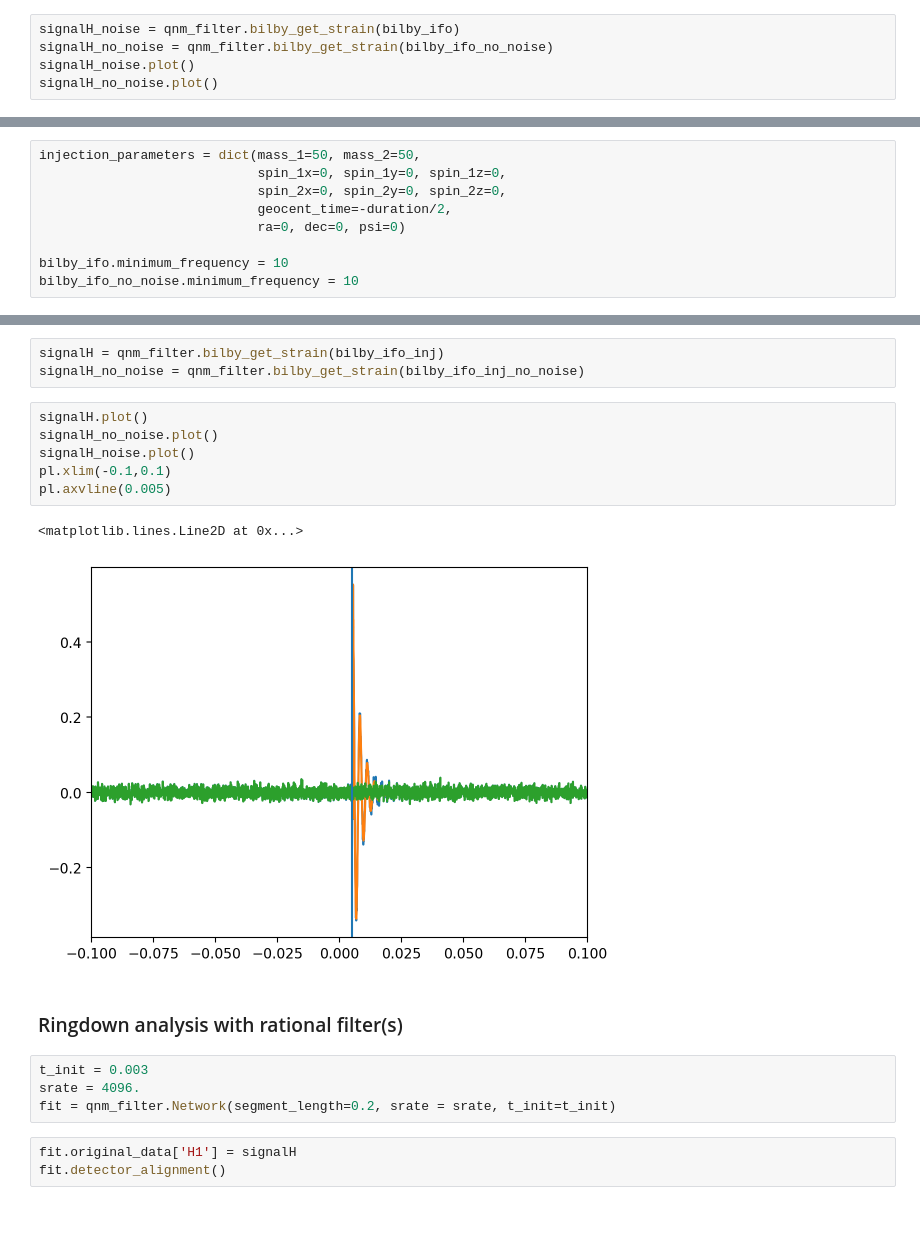
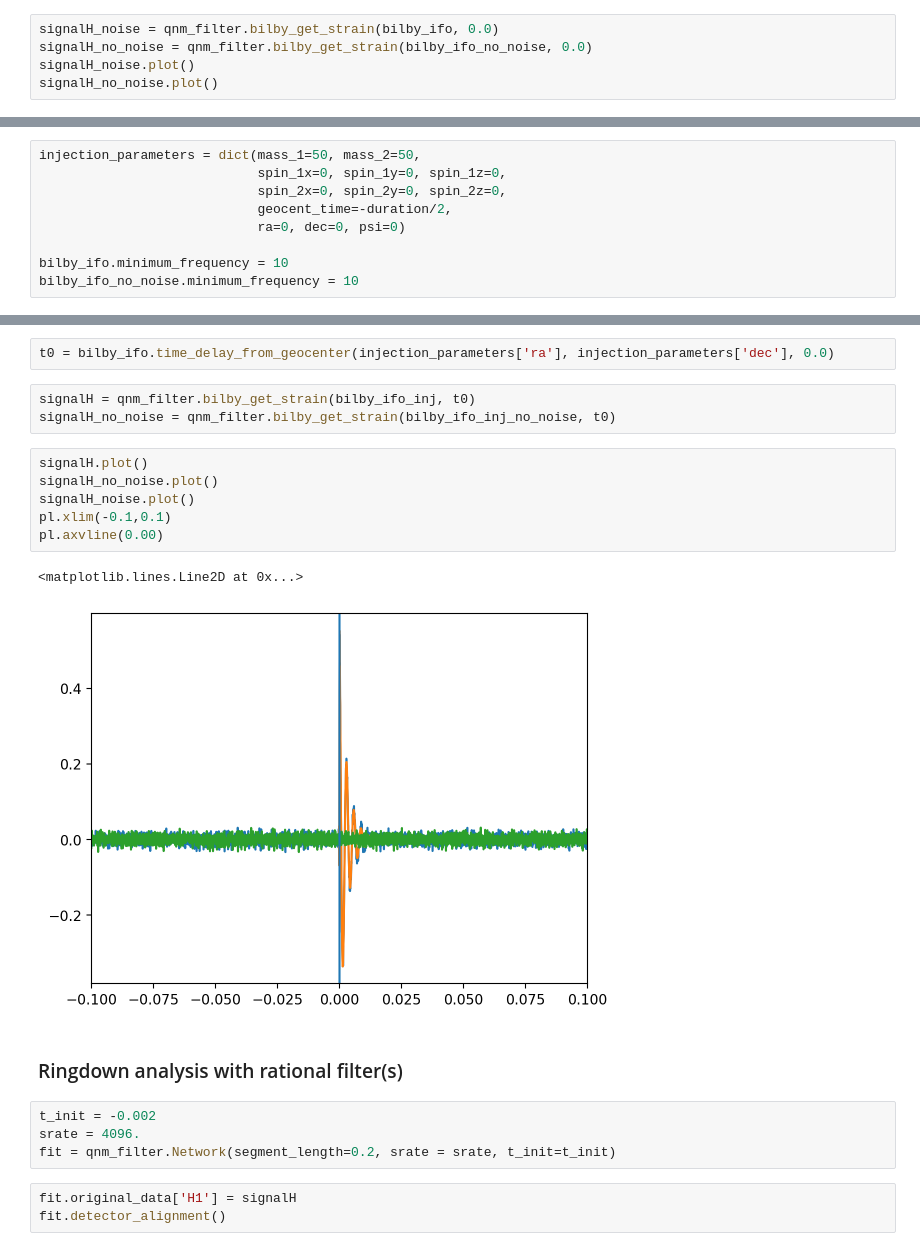
Before and after one commit to Sizheng-Ma/qnm_filter, a Jupyter notebook: code_demo/Evidence.ipynb, the cells around one changed output, grey strips where cells are left out. Drawn from its saved outputs; the diff is of its cells as text; blank space fills up the shorter version.

```diff
--- a/code_demo/Evidence.ipynb
+++ b/code_demo/Evidence.ipynb
@@ -44,8 +44,8 @@ bilby_ifo = qnm_filter.set_bilby_ifo(noise_customize, sampling_frequency, durati
 bilby_ifo_no_noise = qnm_filter.set_bilby_ifo(noise_customize, sampling_frequency, duration,
                                               start_time=-duration/2, zero_noise=True)
 # %%
-signalH_noise = qnm_filter.bilby_get_strain(bilby_ifo)
-signalH_no_noise = qnm_filter.bilby_get_strain(bilby_ifo_no_noise)
+signalH_noise = qnm_filter.bilby_get_strain(bilby_ifo, 0.0)
+signalH_no_noise = qnm_filter.bilby_get_strain(bilby_ifo_no_noise, 0.0)
 signalH_noise.plot()
 signalH_no_noise.plot()
 # %% [output]
@@ -96,19 +96,21 @@ bilby_ifo_inj_no_noise = qnm_filter.bilby_injection(bilby_ifo_no_noise, NR_injec
+# %%
+t0 = bilby_ifo.time_delay_from_geocenter(injection_parameters['ra'], injection_parameters['dec'], 0.0)
 # %%
-signalH = qnm_filter.bilby_get_strain(bilby_ifo_inj)
-signalH_no_noise = qnm_filter.bilby_get_strain(bilby_ifo_inj_no_noise)
+signalH = qnm_filter.bilby_get_strain(bilby_ifo_inj, t0)
+signalH_no_noise = qnm_filter.bilby_get_strain(bilby_ifo_inj_no_noise, t0)
 # %%
 signalH.plot()
 signalH_no_noise.plot()
 signalH_noise.plot()
 pl.xlim(-0.1,0.1)
-pl.axvline(0.005)
+pl.axvline(0.00)
 # %% [output]
 <matplotlib.lines.Line2D at 0x...>
-[figure, old version]
+[figure, new version]
 # %% [markdown]
 ### Ringdown analysis with rational filter(s)
 # %%
-t_init = 0.003
+t_init = -0.002
 srate = 4096.
 fit = qnm_filter.Network(segment_length=0.2, srate = srate, t_init=t_init)
 # %%
```
Also changed, not shown: parts of 5 cells of this notebook, 2 other files.
